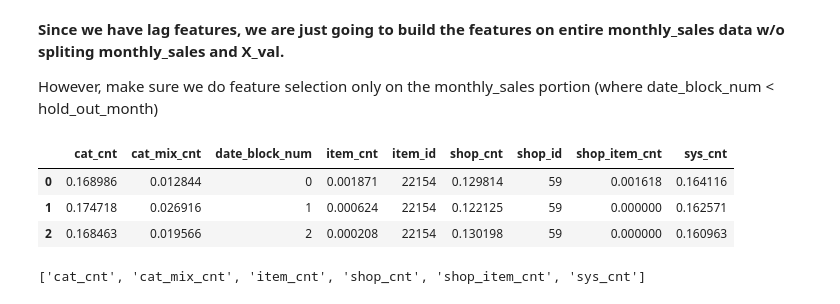
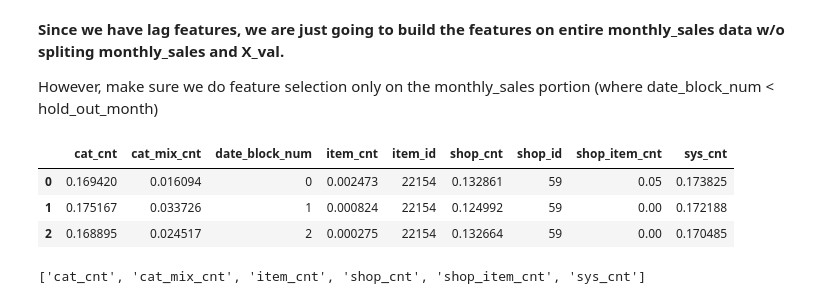
Before and after one commit to xiaoyu7016/my_kaggle, a Jupyter notebook: course/script/2018.10.21 - Build features - Sales.ipynb, the cells around one changed output. Cells and saved outputs as stored; diff of their text form; code cells hidden in the pictures.

```diff
--- a/course/script/2018.10.21 - Build features.ipynb
+++ b/course/script/2018.10.21 - Build features - Sales.ipynb
@@ -340,13 +349,13 @@ monthly_sales_all[monthly_sales_all.date_block_num<34].groupby(['date_block_num'
 
 However, make sure we do feature selection only on the monthly_sales portion (where date_block_num < hold_out_month) </strong>
 # %%
-monthly_sales_all = pd.read_hdf(r'../data2/monthly_sales_no_lag.h5','monthly_sales_all')
+monthly_sales_all = pd.read_hdf(r'../data2/monthly_sales_no_lag_clip_d10m20.h5','monthly_sales_all')
 monthly_sales_all[:3]
 # %% [output]
 |  | cat_cnt | cat_mix_cnt | date_block_num | item_cnt | item_id | shop_cnt | shop_id | shop_item_cnt | sys_cnt |
-| 0 | 0.168986 | 0.012844 | 0 | 0.001871 | 22154 | 0.129814 | 59 | 0.001618 | 0.164116 |
-| 1 | 0.174718 | 0.026916 | 1 | 0.000624 | 22154 | 0.122125 | 59 | 0.000000 | 0.162571 |
-| 2 | 0.168463 | 0.019566 | 2 | 0.000208 | 22154 | 0.130198 | 59 | 0.000000 | 0.160963 |
+| 0 | 0.169420 | 0.016094 | 0 | 0.002473 | 22154 | 0.132861 | 59 | 0.05 | 0.173825 |
+| 1 | 0.175167 | 0.033726 | 1 | 0.000824 | 22154 | 0.124992 | 59 | 0.00 | 0.172188 |
+| 2 | 0.168895 | 0.024517 | 2 | 0.000275 | 22154 | 0.132664 | 59 | 0.00 | 0.170485 |
 # %%
 index_cols = ['shop_id','item_id','date_block_num']
 cols_to_rename = list(monthly_sales_all.columns.difference(index_cols)) # all columns except these four
```
Also changed, not shown: parts of 29 cells of this notebook, 5 other files.
